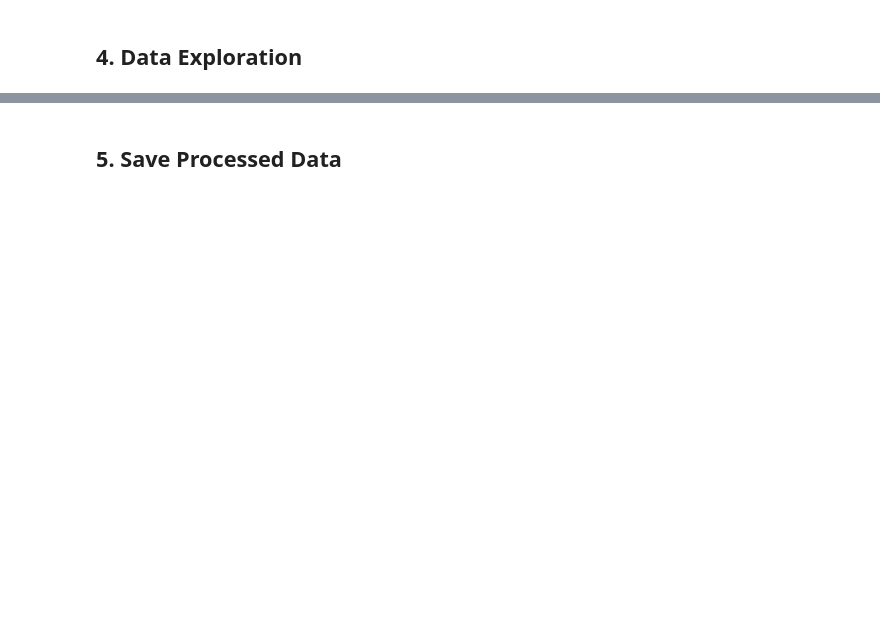
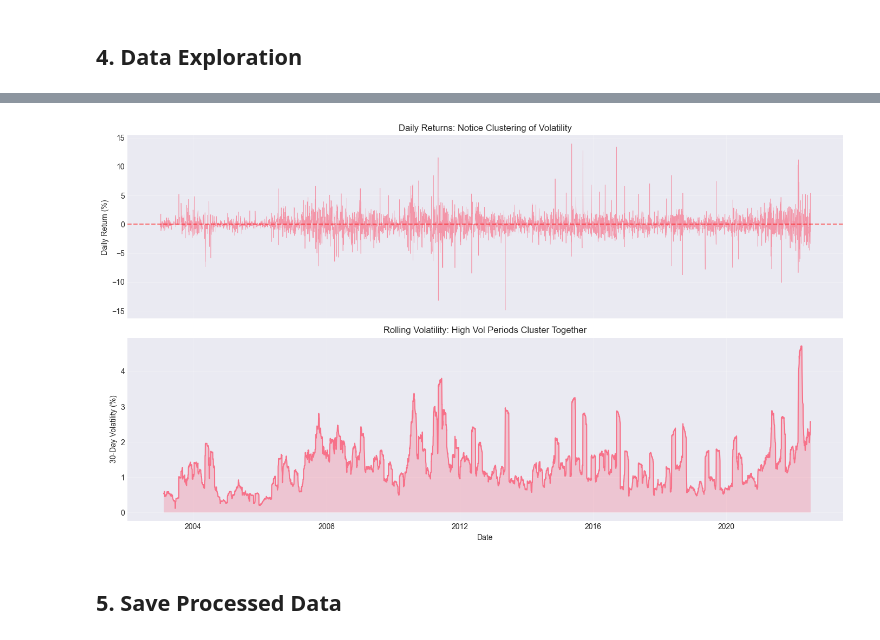
Before and after one commit to tommiekopitas/wheat-futures-prediction, a Jupyter notebook: notebooks/00_test.ipynb, the cells around one changed output, grey strips where cells are left out. Saved outputs shown, nothing was run; the diff lists cells and outputs as text; code cells hidden in the pictures; blank space fills up the shorter version.

```diff
--- a/notebooks/00_test.ipynb
+++ b/notebooks/00_test.ipynb
@@ -599,3 +782,36 @@ print("="*60)
+# %%
+def plot_volatility_clustering(df, save_dir='../reports/figures'):
+    """Show volatility clustering over time."""
+
+    df = df.copy()
+    df['date'] = pd.to_datetime(df['date'])
+    df = df.sort_values('date')
+
+    fig, axes = plt.subplots(2, 1, figsize=(14, 8), sharex=True)
+
+    # 1. Returns over time
+    axes[0].plot(df['date'], df['return_1d'], linewidth=0.5, alpha=0.7)
+    axes[0].axhline(y=0, color='r', linestyle='--', alpha=0.5)
+    axes[0].set_ylabel('Daily Return (%)')
+    axes[0].set_title('Daily Returns: Notice Clustering of Volatility')
+    axes[0].grid(alpha=0.3)
+
+    # 2. Rolling volatility
+    axes[1].plot(df['date'], df['volatility_30d'], linewidth=1.5)
+    axes[1].fill_between(df['date'], 0, df['volatility_30d'], alpha=0.3)
+    axes[1].set_xlabel('Date')
+    axes[1].set_ylabel('30-Day Volatility (%)')
+    axes[1].set_title('Rolling Volatility: High Vol Periods Cluster Together')
+    axes[1].grid(alpha=0.3)
+
+    plt.tight_layout()
+    plt.savefig(f'{save_dir}/volatility_clustering.png', dpi=150, bbox_inches='tight')
+    plt.show()
+
+# Usage:
+plot_volatility_clustering(futures_clean)
+# %% [output]
+[figure, added]
 # %% [markdown]
 ## 5. Save Processed Data
 # %%
```
Also changed, not shown: parts of 12 cells of this notebook, 19 other files.
